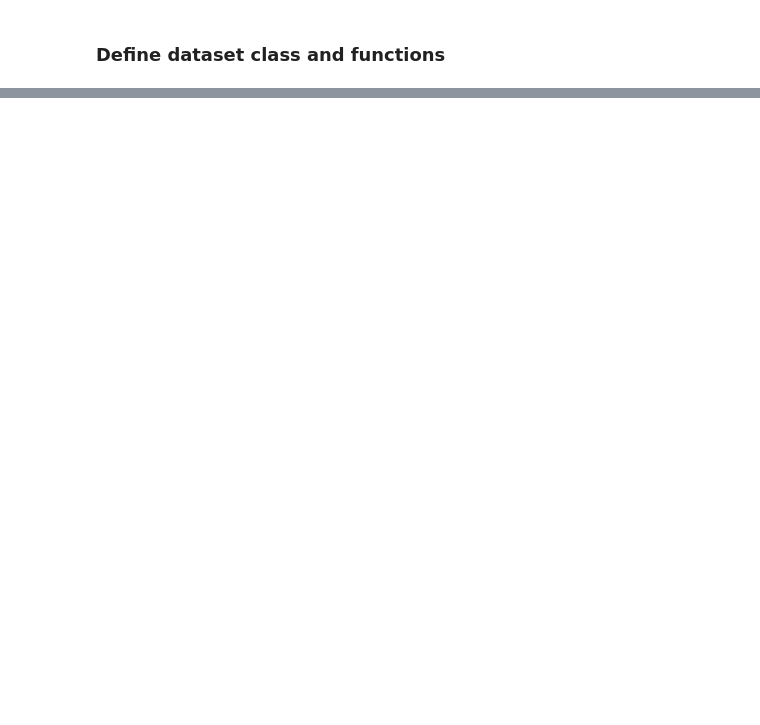
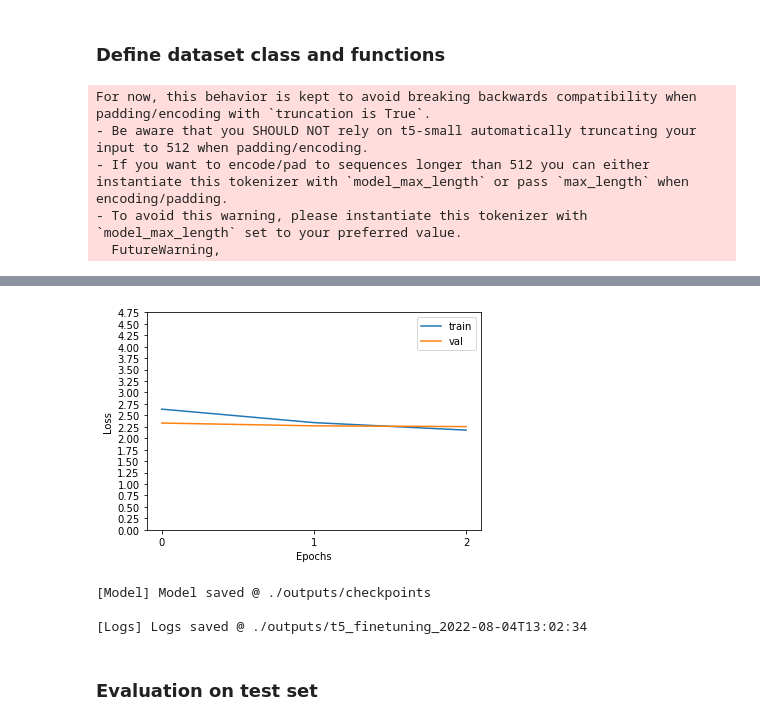
Before and after one commit to hatsumikana/MCQ-Generation, a Jupyter notebook: t5_finetuning.ipynb, the cells around one changed output, grey strips where cells are left out. Cells and saved outputs as stored; diff of their text form; code cells hidden in the pictures; blank space fills up the shorter version.

```diff
--- a/t5_finetuning.ipynb
+++ b/t5_finetuning.ipynb
@@ -146,0 +203,24 @@ def train(epoch, tokenizer, model, device, loader, optimizer):
+# %%
+def validate(epoch, tokenizer, model, device, loader):
+
+  """
+  Function for validation during training
+
+  """
+  model.eval()
+  epoch_loss = []
+  with torch.no_grad():
+    for _, data in tqdm(enumerate(loader)):
+      y = data['target_ids'].to(device, dtype = torch.long)
+      y_ids = y[:, :-1].contiguous()
+      lm_labels = y[:, 1:].clone().detach()
+      lm_labels[y[:, 1:] == tokenizer.pad_token_id] = -100
+      ids = data['source_ids'].to(device, dtype = torch.long)
+      mask = data['source_mask'].to(device, dtype = torch.long)
+
+      outputs = model(input_ids = ids, attention_mask = mask, decoder_input_ids=y_ids, labels=lm_labels)
+      loss = outputs[0]
+      epoch_loss.append(outputs[0].detach().cpu().numpy())
+
+  epoch_loss = np.mean(epoch_loss)
+  return epoch_loss
@@ -146,0 +312,21 @@ def train(epoch, tokenizer, model, device, loader, optimizer):
+# %%
+model_params={
+    "MODEL":"t5-small",            # pretrained model
+    "TRAIN_BATCH_SIZE":8,          # training batch size
+    "VALID_BATCH_SIZE":8,          # validation batch size
+    "TRAIN_EPOCHS":3,              # number of training epochs
+    "VAL_EPOCHS":1,                # number of validation epochs
+    "LEARNING_RATE":5e-4,          # learning rate
+    "MAX_SOURCE_TEXT_LENGTH":75,   # max length of source text
+    "MAX_TARGET_TEXT_LENGTH":25,   # max length of target text
+    "SEED": 42                     # set seed for reproducibility
+
+}
+# %%
+T5Trainer(train_dataset, val_dataset, source_text="input", target_text="question", model_params=model_params, output_dir=OUTPUT_DIR)
+# %% [output]
+For now, this behavior is kept to avoid breaking backwards compatibility when padding/encoding with `truncation is True`.
+- Be aware that you SHOULD NOT rely on t5-small automatically truncating your input to 512 when padding/encoding.
+- If you want to encode/pad to sequences longer than 512 you can either instantiate this tokenizer with `model_max_length` or pass `max_length` when encoding/padding.
+- To avoid this warning, please instantiate this tokenizer with `model_max_length` set to your preferred value.
+  FutureWarning,
@@ -146,0 +336,6 @@ def train(epoch, tokenizer, model, device, loader, optimizer):
+[figure, added]
+[Model] Model saved @ ./outputs/checkpoints
+
+[Logs] Logs saved @ ./outputs/t5_finetuning_2022-08-04T13:02:34
+# %% [markdown]
+### Evaluation on test set
```
Also changed, not shown: parts of 31 cells of this notebook.
